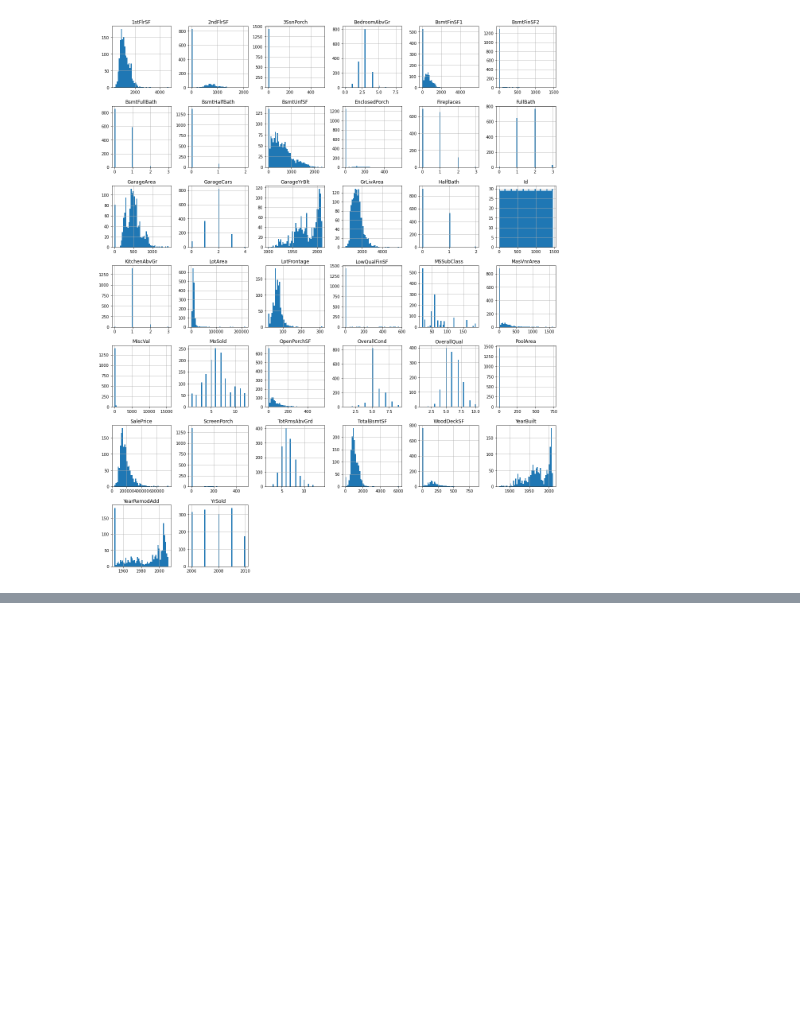
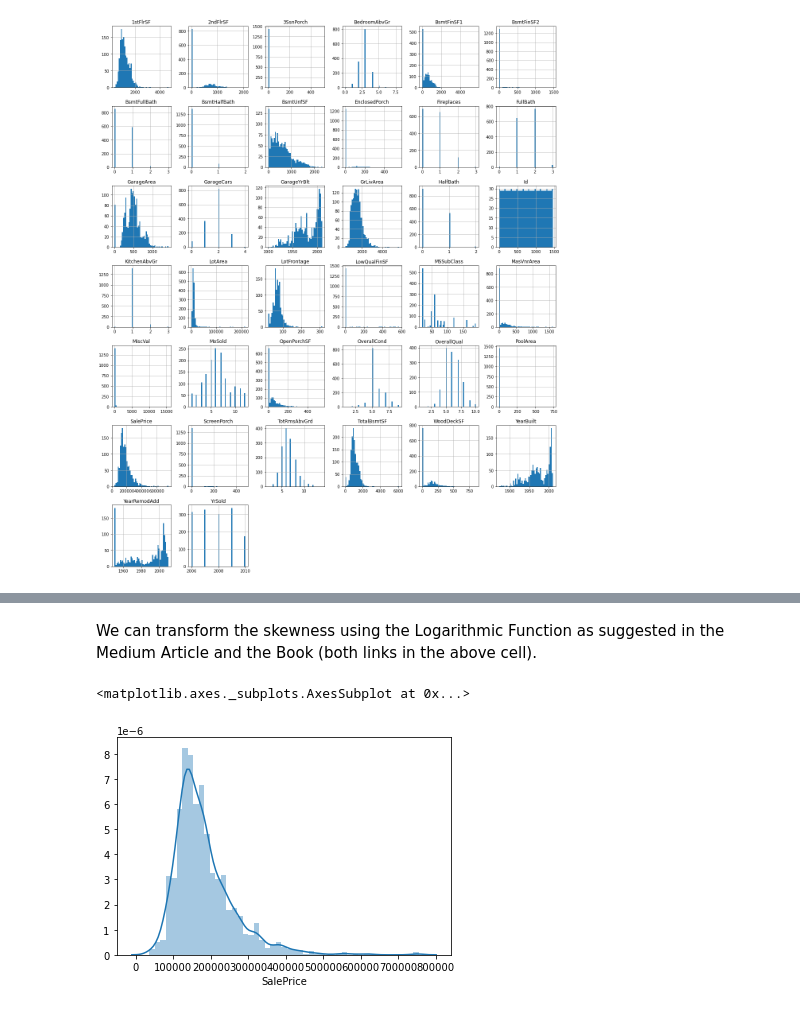
Before and after one commit to JinalShah2002/House-Prices-Challenge-Solution, a Jupyter notebook: housing-prices-challenge-workflow.ipynb, the cells around one changed output, grey strips where cells are left out. Drawn from its saved outputs; the diff is of its cells as text; code cells hidden in the pictures; blank space fills up the shorter version.

```diff
--- a/housing-prices-challenge-workflow.ipynb
+++ b/housing-prices-challenge-workflow.ipynb
@@ -109,0 +157,8 @@ _Note:_
+# %% [markdown]
+We can transform the skewness using the Logarithmic Function as suggested in the Medium Article and the Book (both links in the above cell).
+# %%
+# Sale Prices Histogram
+seaborn.distplot(raw_train['SalePrice'])
+# %% [output]
+<matplotlib.axes._subplots.AxesSubplot at 0x...>
+[figure, added]
```
Also changed, not shown: parts of 22 cells of this notebook.
